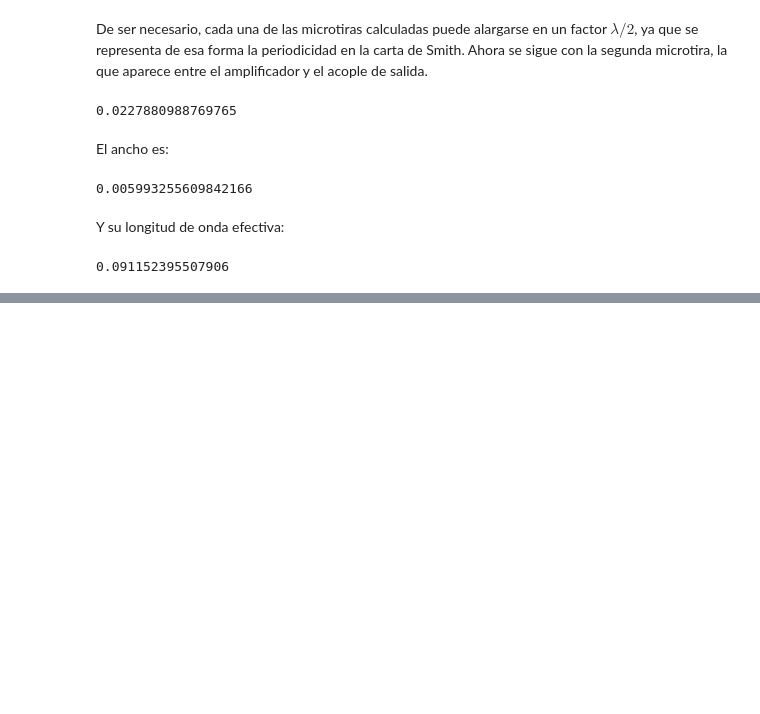
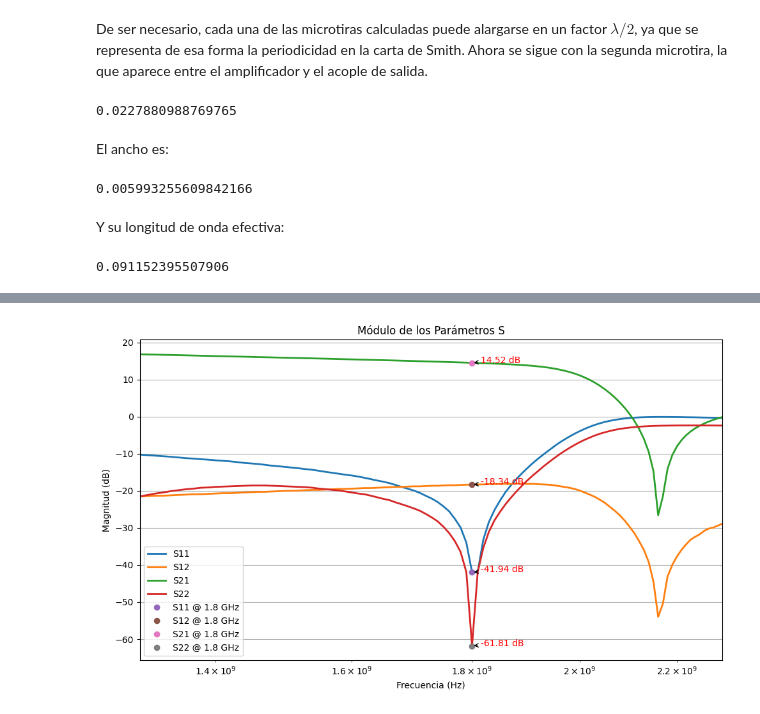
Before and after one commit to all5one-sudo/laboratorios_EA3, a Jupyter notebook: TP2/desarrollo.ipynb, the cells around one changed output, grey strips where cells are left out. Cells and saved outputs as stored; diff of their text form; code cells hidden in the pictures; blank space fills up the shorter version.

```diff
--- a/TP2/desarrollo.ipynb
+++ b/TP2/desarrollo.ipynb
@@ -132,0 +189,60 @@ lde2
+# %%
+import numpy as np
+import pandas as pd
+import matplotlib.pyplot as plt
+
+# Cargar los datos desde el archivo CSV
+filename = '/Users/federicovillar/Documents/GitHub/laboratorios_EA3/TP2/s_params.csv'
+data = pd.read_csv(filename, skiprows=10, names=['freq', 'S11', 'S12', 'S21', 'S22'])
+
+# Convertir frecuencias a Hz (asumiendo que las frecuencias están en GHz en el CSV)
+data['freq'] = data['freq'].apply(lambda x: float(x.split()[0]) * 1e9)
+
+# Filtrar los datos para el rango de frecuencia deseado (1.3 GHz a 2.3 GHz)
+data = data[(data['freq'] >= 1.3e9) & (data['freq'] <= 2.3e9)]
+
+# Función para convertir la magnitud y fase en grados a una representación compleja
+def mag_phase_to_complex(mag_phase):
+    mag, phase = mag_phase.split('/')
+    mag = float(mag.strip())
+    phase = float(phase.strip())
+    return mag * np.exp(1j * np.deg2rad(phase))
+
+# Aplicar la conversión a todas las columnas de parámetros S
+for col in ['S11', 'S12', 'S21', 'S22']:
+    data[col] = data[col].apply(mag_phase_to_complex)
+
+# Crear subplots para el diagrama de Bode
+fig, axs = plt.subplots(1, 1, figsize=(10, 6))
+
+# Plotear la magnitud en dB
+for col in ['S11', 'S12', 'S21', 'S22']:
+    axs.plot(data['freq'], 20 * np.log10(np.abs(data[col])), label=col, linewidth=2)
+
+# Agregar marcadores y anotaciones para la frecuencia de 1.8 GHz
+freq_marker = 1.8e9
+for col in ['S11', 'S12', 'S21', 'S22']:
+    value = data[data['freq'] == freq_marker][col].values
+    if len(value) > 0:
+        mag_db = 20 * np.log10(np.abs(value[0]))
+        axs.plot(freq_marker, mag_db, 'o', label=f'{col} @ 1.8 GHz')
+        axs.annotate(f'{mag_db:.2f} dB',
+                     xy=(freq_marker, mag_db),
+                     xytext=(10, 0),
+                     textcoords='offset points',
+                     arrowprops=dict(arrowstyle='->'),
+                     fontsize=10,
+                     color='red')
+
+axs.set_title('Módulo de los Parámetros S')
+axs.set_ylabel('Magnitud (dB)')
+axs.set_xlabel('Frecuencia (Hz)')
+axs.legend()
+axs.grid(True)
+axs.set_xscale('log')
+axs.set_xlim([1.3e9, 2.3e9])
+
+plt.tight_layout()
+plt.savefig('s_marker.pdf')
+# %% [output]
+[figure, added]
```
Also changed, not shown: parts of 3 cells of this notebook, 39 other files.
